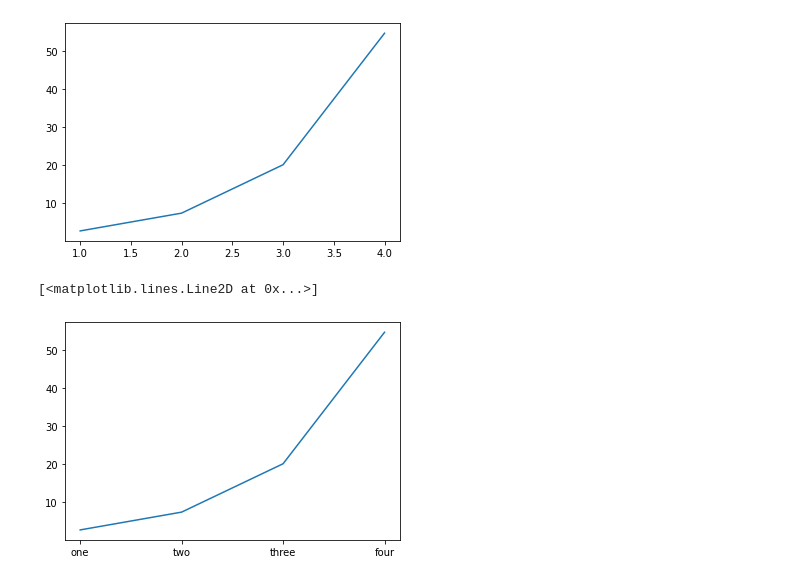
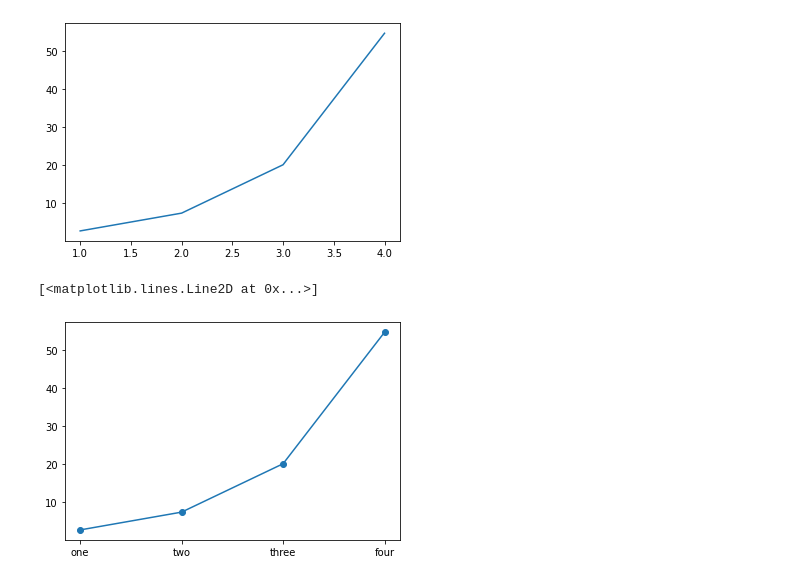
Before and after one commit to ay7n/RUCIL-PY-JUPYTER-DATA-VISUALIZATION, a Jupyter notebook: pyplot.ipynb, the cells around one changed output. Saved outputs shown, nothing was run; the diff lists cells and outputs as text; code cells hidden in the pictures.

```diff
--- a/pyplot.ipynb
+++ b/pyplot.ipynb
@@ -181,9 +226,8 @@ plt.plot(x, y)
 # %%
 x = np.array([1, 2, 3, 4])
 y = np.exp(x)
-
 plt.xticks([1, 2, 3, 4], ['one','two','three','four'])
-plt.plot(x, y)
+plt.plot(x, y, marker="o" )
 # %% [output]
 [<matplotlib.lines.Line2D at 0x...>]
-[figure, old version]
+[figure, new version]
```
Also changed, not shown: parts of 29 cells of this notebook.
